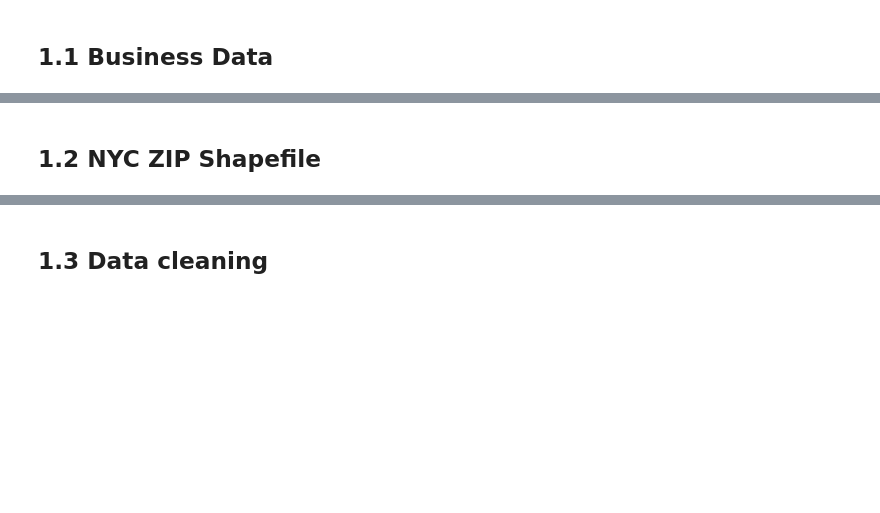
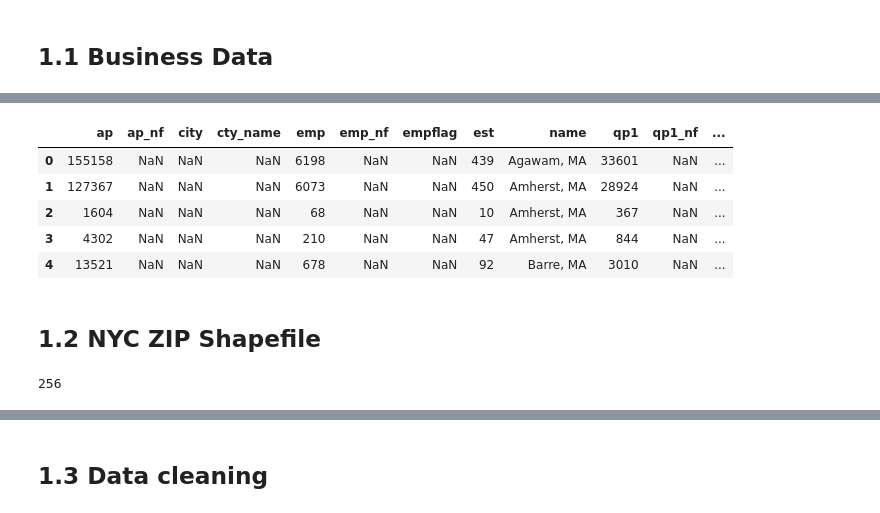
Before and after one commit to ywnch/PUI2017_ywc249, a Jupyter notebook: HW11_ywc249/HW11-1.ipynb, the cells around one changed output, grey strips where cells are left out. Drawn from its saved outputs; the diff is of its cells as text; code cells hidden in the pictures; blank space fills up the shorter version.

Commit message:
update data download section

```diff
--- a/HW11_ywc249/HW11-1.ipynb
+++ b/HW11_ywc249/HW11-1.ipynb
@@ -36,0 +63,3 @@ ftp://ftp.census.gov/econ20$y\/CBP_CSV/zbp$y\totals.zip; done
+# %%
+path = os.getenv('PUIDATA')
+path
@@ -36,0 +68,6 @@ ftp://ftp.census.gov/econ20$y\/CBP_CSV/zbp$y\totals.zip; done
+# %%
+tmp = []
+[tmp.append(str(i)) for i in range(94,100)]
+[tmp.append('0' + str(i)) for i in range(10)]
+[tmp.append(str(i)) for i in range(10,15)]
+tmp
@@ -36,0 +92,3 @@ ftp://ftp.census.gov/econ20$y\/CBP_CSV/zbp$y\totals.zip; done
+# %%
+for i in tmp:
+    os.system('mv zbp' + i + 'totals.zip $PUIDATA')
@@ -36,0 +103,12 @@ ftp://ftp.census.gov/econ20$y\/CBP_CSV/zbp$y\totals.zip; done
+# %%
+obs = 0
+dfs = []
+for i in tmp:
+    fname = path + '/zbp' + i + 'totals.zip'
+    df = pd.read_csv(fname)
+    df.columns = [c.lower() for c in df.columns]
+    print(df.columns)
+    obs += len(df)
+    dfs.append(df)
+df = pd.concat(dfs)
+print('Concatenate without data loss: %s'%(len(df) == obs))
@@ -37,2 +133,11 @@ ftp://ftp.census.gov/econ20$y\/CBP_CSV/zbp$y\totals.zip; done
+# %%
+df.head()
+# %% [output]
+|  | ap | ap_nf | city | cty_name | emp | emp_nf | empflag | est | name | qp1 | qp1_nf | ... |
+| 0 | 155158 | NaN | NaN | NaN | 6198 | NaN | NaN | 439 | Agawam, MA | 33601 | NaN | ... |
+| 1 | 127367 | NaN | NaN | NaN | 6073 | NaN | NaN | 450 | Amherst, MA | 28924 | NaN | ... |
+| 2 | 1604 | NaN | NaN | NaN | 68 | NaN | NaN | 10 | Amherst, MA | 367 | NaN | ... |
+| 3 | 4302 | NaN | NaN | NaN | 210 | NaN | NaN | 47 | Amherst, MA | 844 | NaN | ... |
+| 4 | 13521 | NaN | NaN | NaN | 678 | NaN | NaN | 92 | Barre, MA | 3010 | NaN | ... |
 # %% [markdown]
 ## 1.2 NYC ZIP Shapefile
@@ -43,0 +144,7 @@ df = pd.read_csv(zf.open(fname.replace('.zip','.txt')))
+# %%
+# download data
+url = 'https://data.cityofnewyork.us/download/i8iw-xf4u/application/zip'
+urllib.urlretrieve(url, 'NYCZIP.zip')
+os.system('unzip NYCZIP.zip -d ' + os.getenv('PUIDATA') + '/NYCZIP')
+# %% [output]
+256
```
Also changed, not shown: parts of 9 cells of this notebook.
